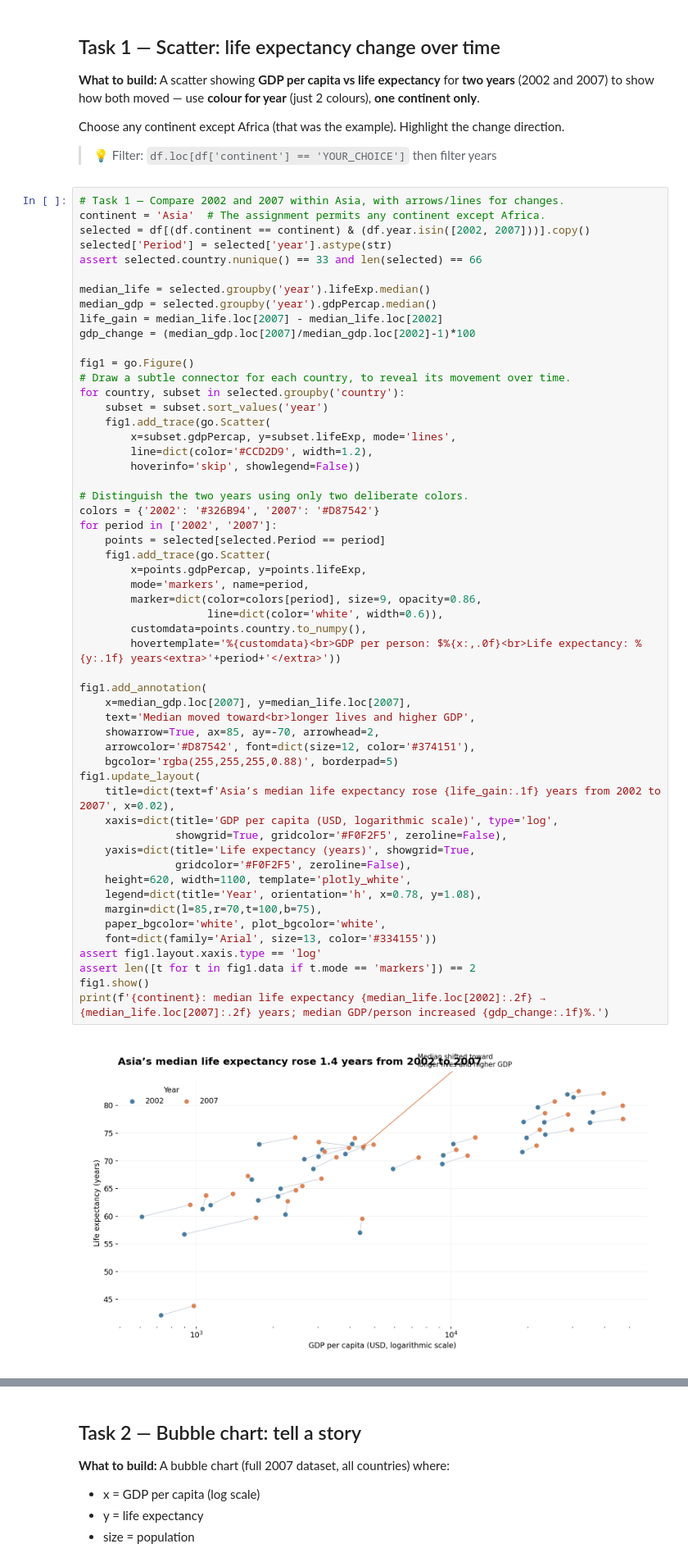
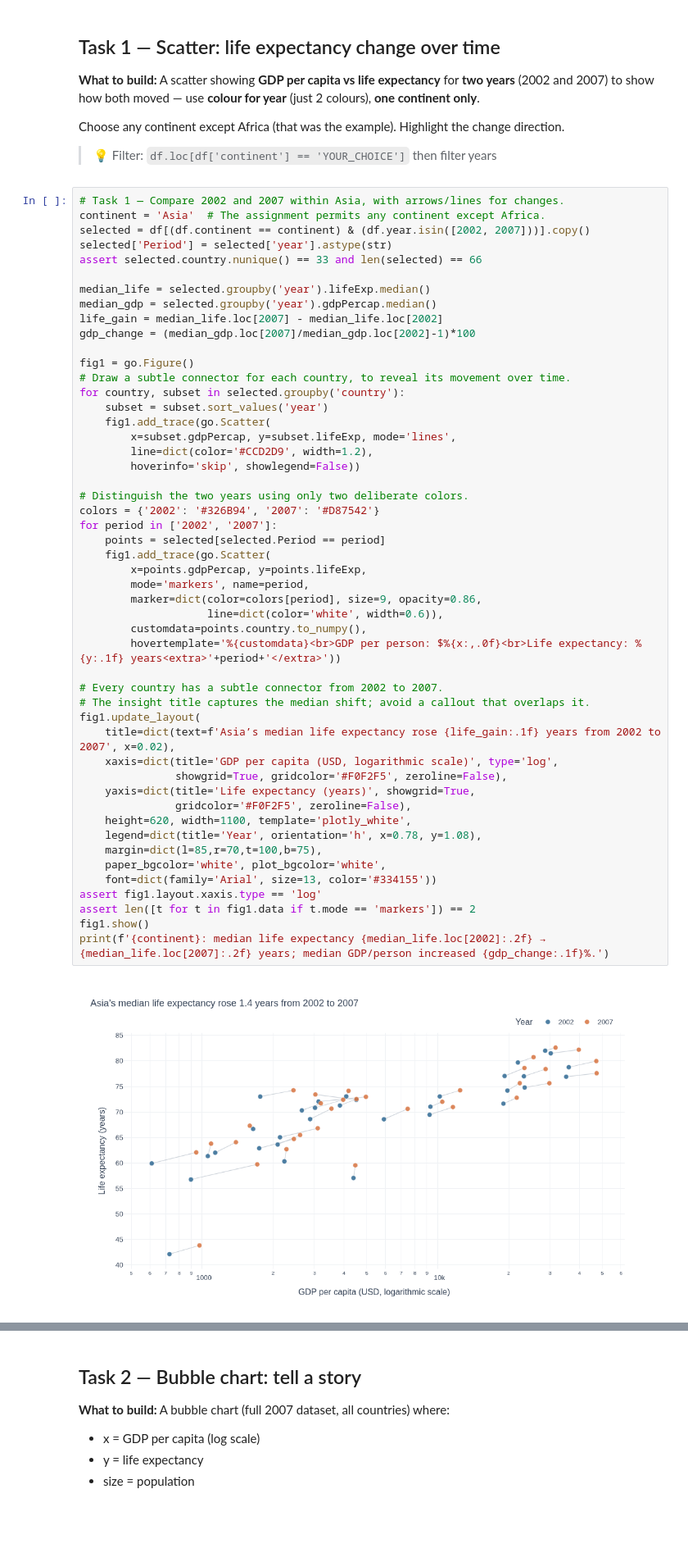
Before and after one commit to AlokKevadiya/dataviz-exercise-alokkevadiya, a Jupyter notebook: week04/lecture04_exercise.ipynb, the cells around one changed output, grey strips where cells are left out. Shown at 82% size. Drawn from its saved outputs; the diff is of its cells as text; blank space fills up the shorter version.

```diff
--- a/week04/lecture04_exercise.ipynb
+++ b/week04/lecture04_exercise.ipynb
@@ -71,40 +71,36 @@ for country, subset in selected.groupby('country'):
         hoverinfo='skip', showlegend=False))
 
 # Distinguish the two years using only two deliberate colors.
 colors = {'2002': '#326B94', '2007': '#D87542'}
 for period in ['2002', '2007']:
     points = selected[selected.Period == period]
     fig1.add_trace(go.Scatter(
         x=points.gdpPercap, y=points.lifeExp,
         mode='markers', name=period,
         marker=dict(color=colors[period], size=9, opacity=0.86,
                     line=dict(color='white', width=0.6)),
         customdata=points.country.to_numpy(),
         hovertemplate='%{customdata}<br>GDP per person: $%{x:,.0f}<br>Life expectancy: %{y:.1f} years<extra>'+period+'</extra>'))
 
-fig1.add_annotation(
-    x=median_gdp.loc[2007], y=median_life.loc[2007],
-    text='Median moved toward<br>longer lives and higher GDP',
-    showarrow=True, ax=85, ay=-70, arrowhead=2,
-    arrowcolor='#D87542', font=dict(size=12, color='#374151'),
-    bgcolor='rgba(255,255,255,0.88)', borderpad=5)
+# Every country has a subtle connector from 2002 to 2007.
+# The insight title captures the median shift; avoid a callout that overlaps it.
 fig1.update_layout(
     title=dict(text=f'Asia’s median life expectancy rose {life_gain:.1f} years from 2002 to 2007', x=0.02),
     xaxis=dict(title='GDP per capita (USD, logarithmic scale)', type='log',
                showgrid=True, gridcolor='#F0F2F5', zeroline=False),
     yaxis=dict(title='Life expectancy (years)', showgrid=True,
                gridcolor='#F0F2F5', zeroline=False),
     height=620, width=1100, template='plotly_white',
     legend=dict(title='Year', orientation='h', x=0.78, y=1.08),
     margin=dict(l=85,r=70,t=100,b=75),
     paper_bgcolor='white', plot_bgcolor='white',
     font=dict(family='Arial', size=13, color='#334155'))
 assert fig1.layout.xaxis.type == 'log'
 assert len([t for t in fig1.data if t.mode == 'markers']) == 2
 fig1.show()
 print(f'{continent}: median life expectancy {median_life.loc[2002]:.2f} → {median_life.loc[2007]:.2f} years; median GDP/person increased {gdp_change:.1f}%.')
 # %% [output]
-[figure, old version]
+[figure, new version]
 Asia: median life expectancy 71.03 → 72.40 years; median GDP/person increased 9.3%.
 # %% [markdown]
 ## Task 2 — Bubble chart: tell a story
```
Also changed, not shown: parts of 2 cells of this notebook.
